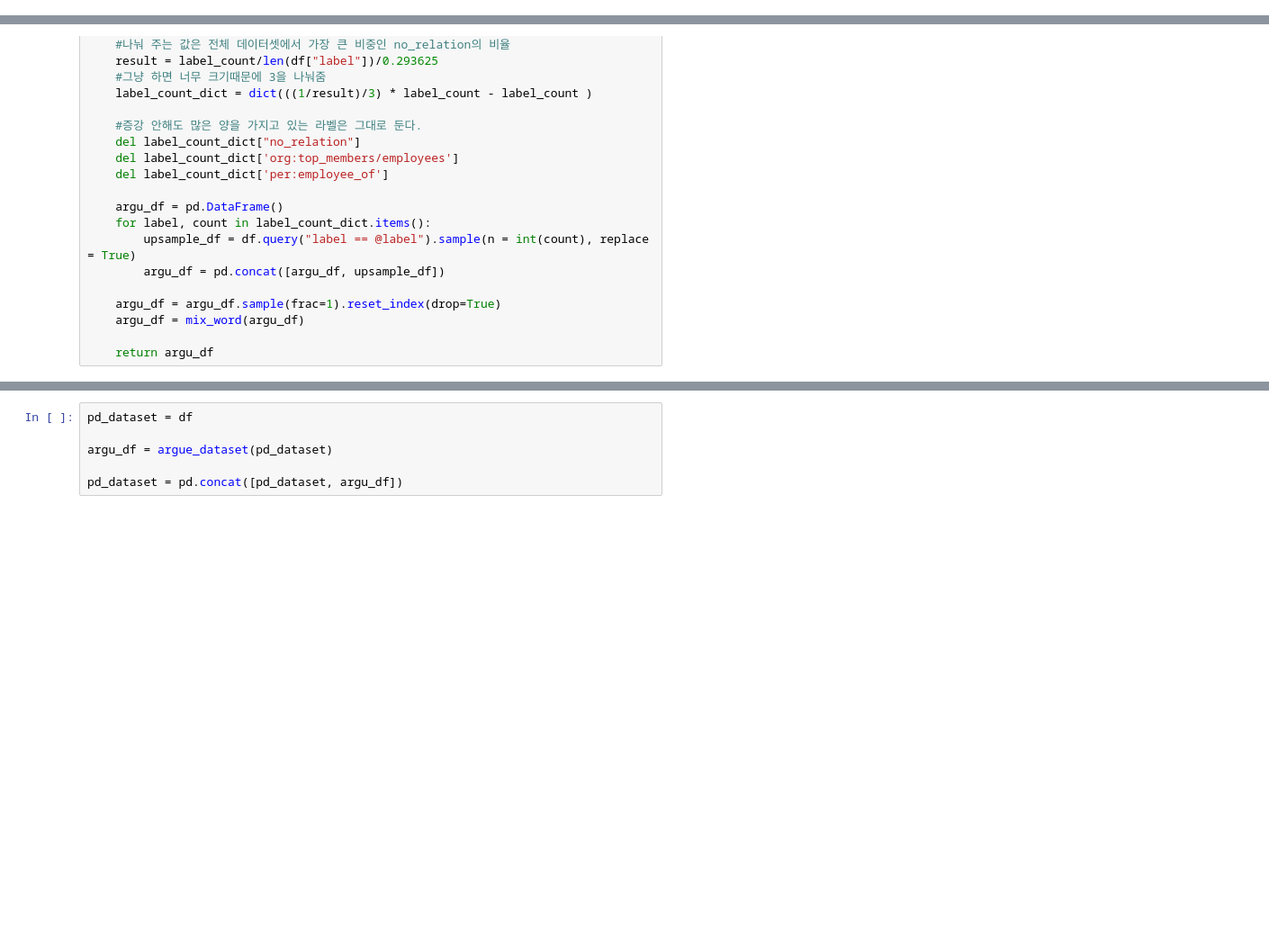
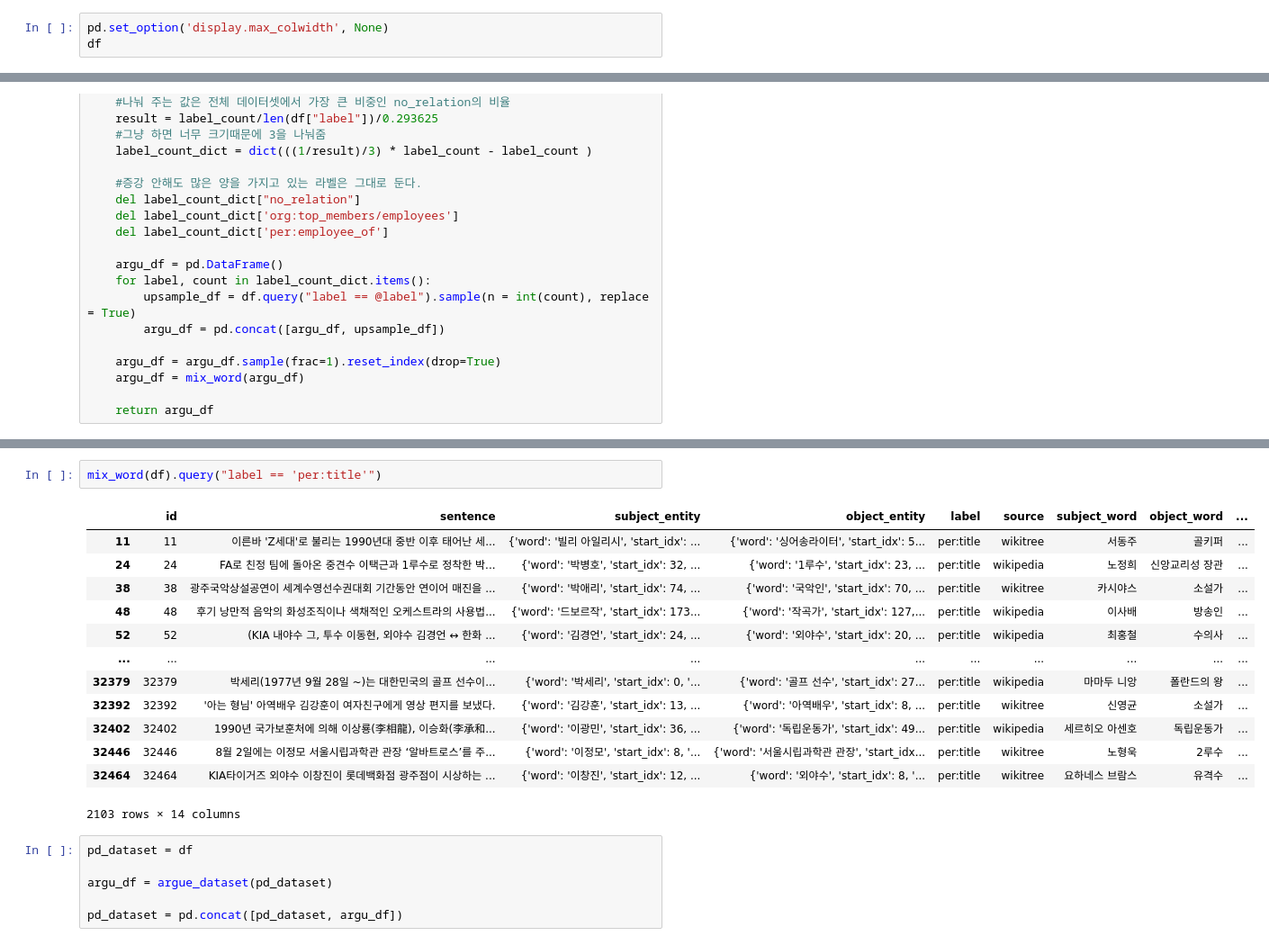
Before and after one commit to boostcampaitech2/klue-level2-nlp-13, a Jupyter notebook: argu.ipynb, the cells around one changed output, grey strips where cells are left out. Shown at 90% size. Drawn from its saved outputs; the diff is of its cells as text; blank space fills up the shorter version.

```diff
--- a/argu.ipynb
+++ b/argu.ipynb
@@ -38,0 +44,3 @@ df
+# %%
+pd.set_option('display.max_colwidth', None)
+df
@@ -105,3 +124,19 @@ def argue_dataset(df):
+# %%
+mix_word(df).query("label == 'per:title'")
+# %% [output]
+|  | id | sentence | subject_entity | object_entity | label | source | subject_word | object_word | ... |
+| 11 | 11 | 이른바 'Z세대'로 불리는 1990년대 중반 이후 태어난 세... | {'word': '빌리 아일리시', 'start_idx': ... | {'word': '싱어송라이터', 'start_idx': 5... | per:title | wikitree | 서동주 | 골키퍼 | ... |
+| 24 | 24 | FA로 친정 팀에 돌아온 중견수 이택근과 1루수로 정착한 박... | {'word': '박병호', 'start_idx': 32, ... | {'word': '1루수', 'start_idx': 23, ... | per:title | wikipedia | 노정희 | 신앙교리성 장관 | ... |
+| 38 | 38 | 광주국악상설공연이 세계수영선수권대회 기간동안 연이어 매진을 ... | {'word': '박애리', 'start_idx': 74, ... | {'word': '국악인', 'start_idx': 70, ... | per:title | wikitree | 카시야스 | 소설가 | ... |
+| 48 | 48 | 후기 낭만적 음악의 화성조직이나 색채적인 오케스트라의 사용법... | {'word': '드보르작', 'start_idx': 173... | {'word': '작곡가', 'start_idx': 127,... | per:title | wikipedia | 이사배 | 방송인 | ... |
+| 52 | 52 | (KIA 내야수 그, 투수 이동현, 외야수 김경언 ↔ 한화 ... | {'word': '김경언', 'start_idx': 24, ... | {'word': '외야수', 'start_idx': 20, ... | per:title | wikipedia | 최홍철 | 수의사 | ... |
+| ... | ... | ... | ... | ... | ... | ... | ... | ... | ... |
+| 32379 | 32379 | 박세리(1977년 9월 28일 ~)는 대한민국의 골프 선수이... | {'word': '박세리', 'start_idx': 0, '... | {'word': '골프 선수', 'start_idx': 27... | per:title | wikipedia | 마마두 니앙 | 폴란드의 왕 | ... |
+| 32392 | 32392 | '아는 형님' 아역배우 김강훈이 여자친구에게 영상 편지를 보냈다. | {'word': '김강훈', 'start_idx': 13, ... | {'word': '아역배우', 'start_idx': 8, ... | per:title | wikitree | 신영균 | 소설가 | ... |
+| 32402 | 32402 | 1990년 국가보훈처에 의해 이상룡(李相龍), 이승화(李承和... | {'word': '이광민', 'start_idx': 36, ... | {'word': '독립운동가', 'start_idx': 49... | per:title | wikipedia | 세르히오 아센호 | 독립운동가 | ... |
+| 32446 | 32446 | 8월 2일에는 이정모 서울시립과학관 관장 ‘알바트로스’를 주... | {'word': '이정모', 'start_idx': 8, '... | {'word': '서울시립과학관 관장', 'start_idx... | per:title | wikitree | 노형욱 | 2루수 | ... |
+| 32464 | 32464 | KIA타이거즈 외야수 이창진이 롯데백화점 광주점이 시상하는 ... | {'word': '이창진', 'start_idx': 12, ... | {'word': '외야수', 'start_idx': 8, '... | per:title | wikitree | 요하네스 브람스 | 유격수 | ... |
+2103 rows × 14 columns
 # %%
 pd_dataset = df
 
```
Also changed, not shown: parts of 5 cells of this notebook, 8 other files.
